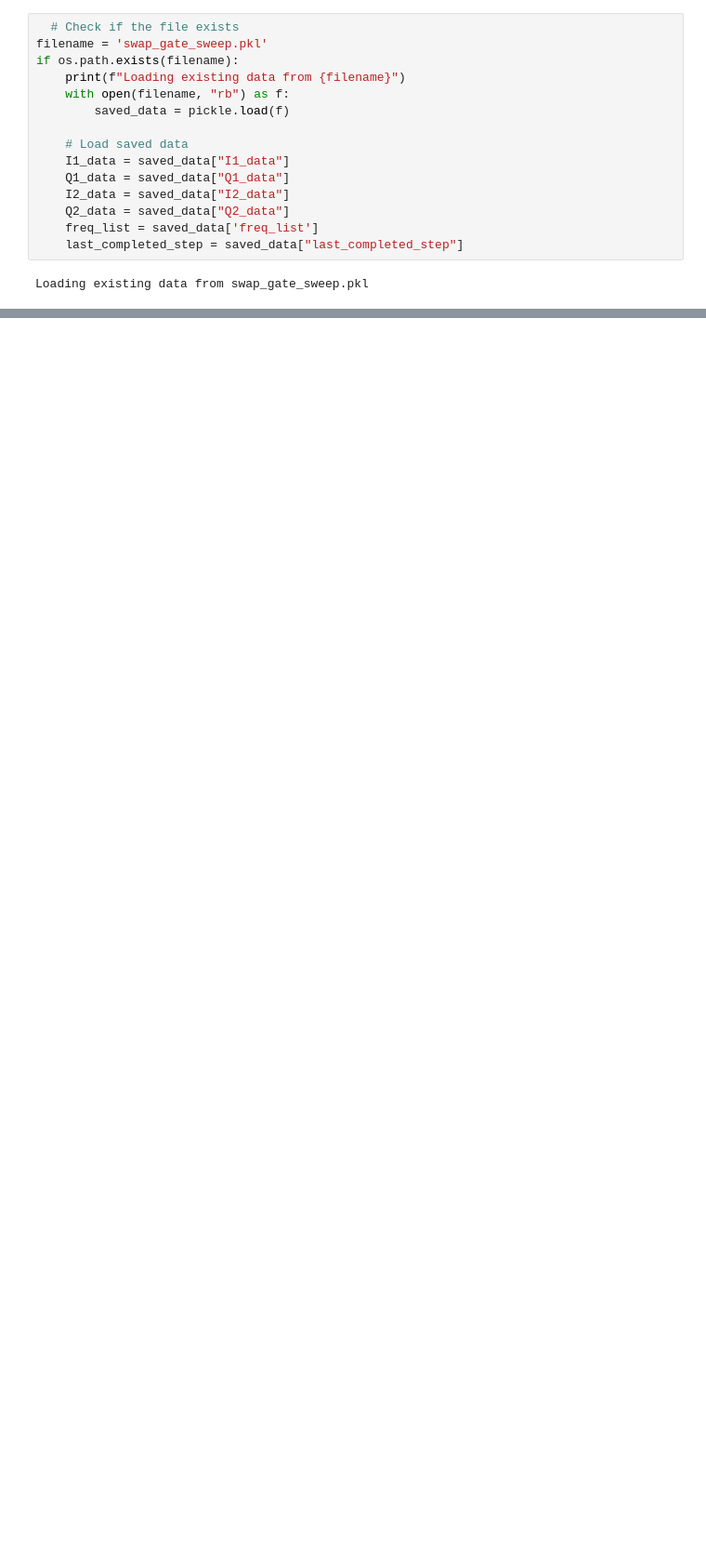
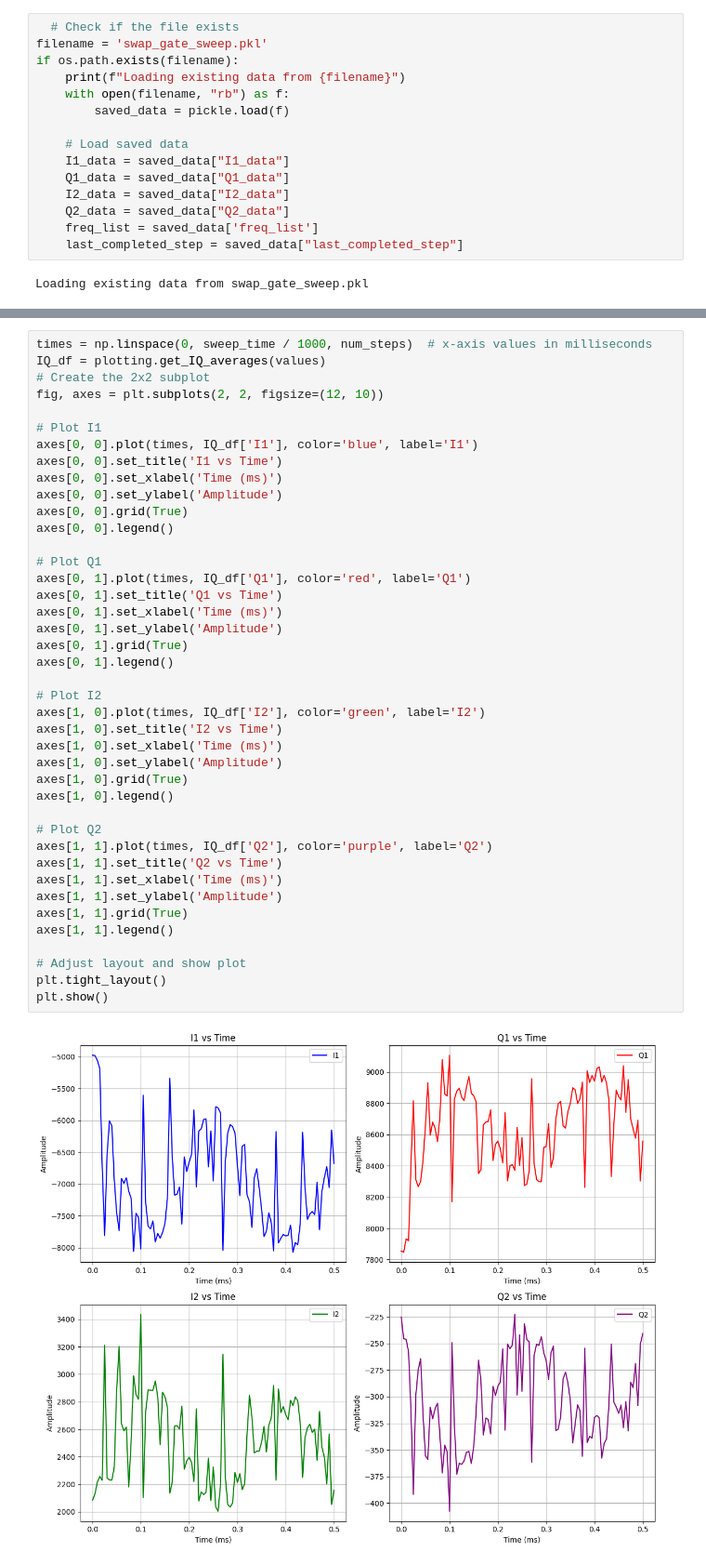
Before and after one commit to Katermurch/BlueFridgeNonLin, a Jupyter notebook: swap_gate_sweep.ipynb, the cells around one changed output, grey strips where cells are left out. Shown: that part at 93% size. Drawn from its saved outputs; the diff is of its cells as text; blank space fills up the shorter version.

```diff
--- a/swap_gate_sweep.ipynb
+++ b/swap_gate_sweep.ipynb
@@ -247,2 +282,45 @@ plt.show()
+# %%
+times = np.linspace(0, sweep_time / 1000, num_steps)  # x-axis values in milliseconds
+IQ_df = plotting.get_IQ_averages(values)
+# Create the 2x2 subplot
+fig, axes = plt.subplots(2, 2, figsize=(12, 10))
+
+# Plot I1
+axes[0, 0].plot(times, IQ_df['I1'], color='blue', label='I1')
+axes[0, 0].set_title('I1 vs Time')
+axes[0, 0].set_xlabel('Time (ms)')
+axes[0, 0].set_ylabel('Amplitude')
+axes[0, 0].grid(True)
+axes[0, 0].legend()
+
+# Plot Q1
+axes[0, 1].plot(times, IQ_df['Q1'], color='red', label='Q1')
+axes[0, 1].set_title('Q1 vs Time')
+axes[0, 1].set_xlabel('Time (ms)')
+axes[0, 1].set_ylabel('Amplitude')
+axes[0, 1].grid(True)
+axes[0, 1].legend()
+
+# Plot I2
+axes[1, 0].plot(times, IQ_df['I2'], color='green', label='I2')
+axes[1, 0].set_title('I2 vs Time')
+axes[1, 0].set_xlabel('Time (ms)')
+axes[1, 0].set_ylabel('Amplitude')
+axes[1, 0].grid(True)
+axes[1, 0].legend()
+
+# Plot Q2
+axes[1, 1].plot(times, IQ_df['Q2'], color='purple', label='Q2')
+axes[1, 1].set_title('Q2 vs Time')
+axes[1, 1].set_xlabel('Time (ms)')
+axes[1, 1].set_ylabel('Amplitude')
+axes[1, 1].grid(True)
+axes[1, 1].legend()
+
+# Adjust layout and show plot
+plt.tight_layout()
+plt.show()
+# %% [output]
+[figure, added]
 # %%
 sweep_time=500
```
Also changed, not shown: parts of 9 cells of this notebook, 1 other file.
